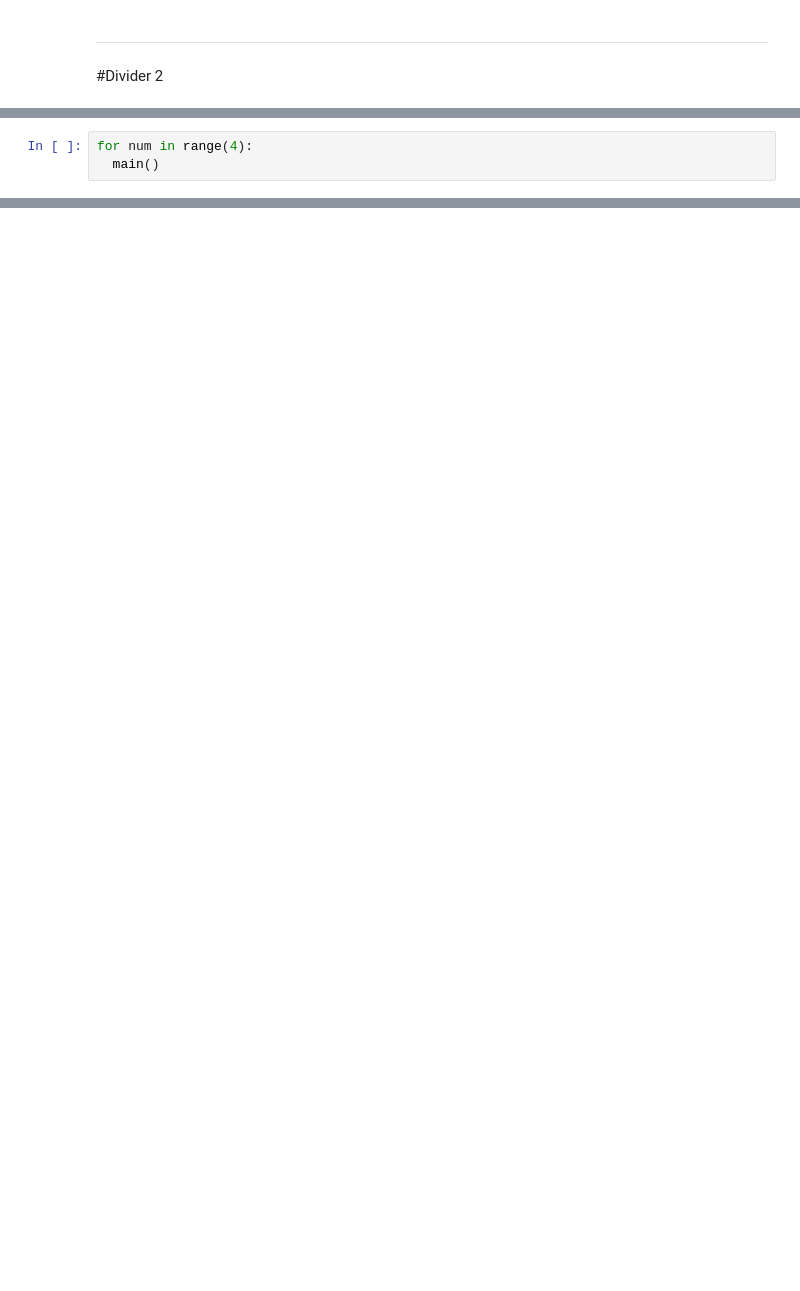
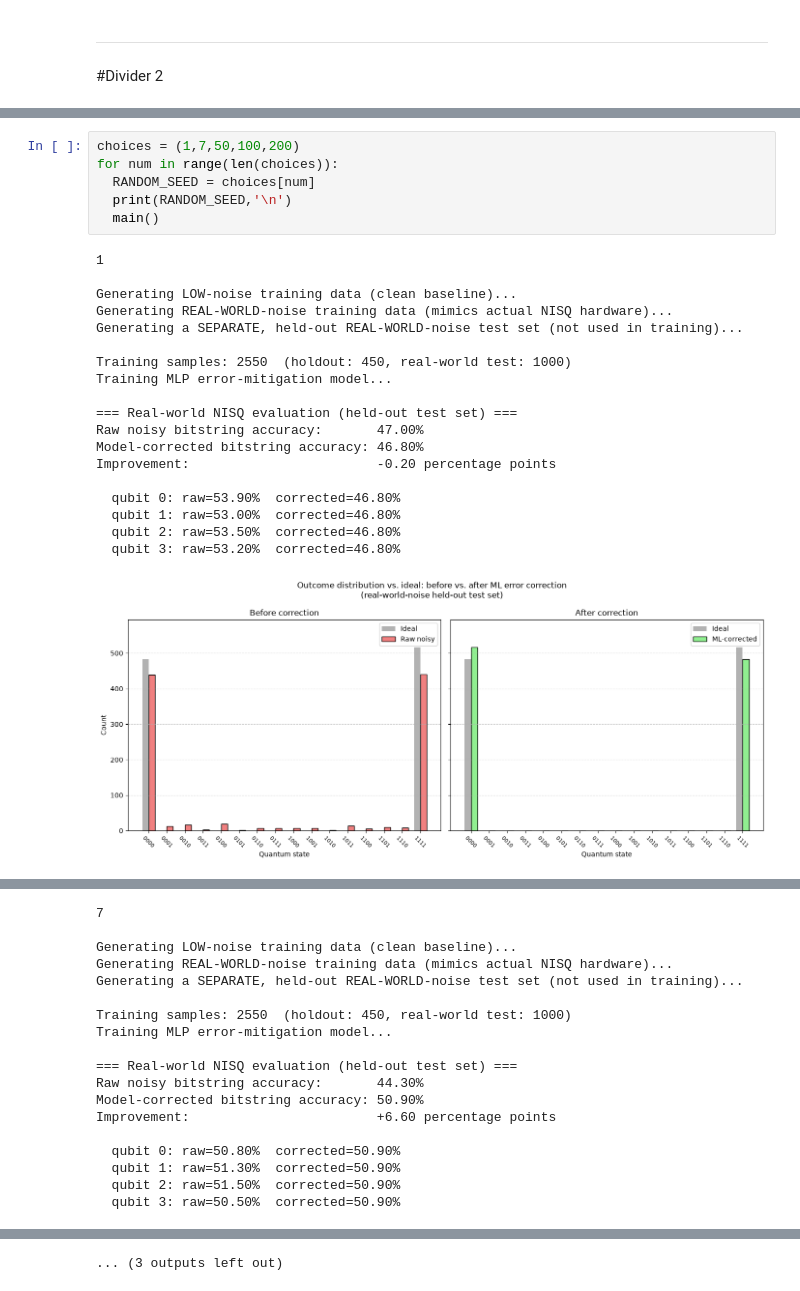
Before and after one commit to kartikeyabekkari/HyperRealisticNisqSimulation, a Jupyter notebook: Hyper_Realistic_NISQ_Simulation.ipynb, the cells around one changed output, grey strips where cells are left out. Drawn from its saved outputs; the diff is of its cells as text; blank space fills up the shorter version.

```diff
--- a/Hyper_Realistic_NISQ_Simulation.ipynb
+++ b/Hyper_Realistic_NISQ_Simulation.ipynb
@@ -524,6 +945,3 @@ def main():
         plt.text(i, v + 1, f"{v:.1f}%", ha="center")
     plt.tight_layout()
     plt.show()
-# %%
-for num in range(4):
-  main()
@@ -583,0 +952,26 @@ KeyboardInterrupt:
+# %%
+choices = (1,7,50,100,200)
+for num in range(len(choices)):
+  RANDOM_SEED = choices[num]
+  print(RANDOM_SEED,'\n')
+  main()
+# %% [output]
+1
+
+Generating LOW-noise training data (clean baseline)...
+Generating REAL-WORLD-noise training data (mimics actual NISQ hardware)...
+Generating a SEPARATE, held-out REAL-WORLD-noise test set (not used in training)...
+
+Training samples: 2550  (holdout: 450, real-world test: 1000)
+Training MLP error-mitigation model...
+
+=== Real-world NISQ evaluation (held-out test set) ===
+Raw noisy bitstring accuracy:       47.00%
+Model-corrected bitstring accuracy: 46.80%
+Improvement:                        -0.20 percentage points
+
+  qubit 0: raw=53.90%  corrected=46.80%
+  qubit 1: raw=53.00%  corrected=46.80%
+  qubit 2: raw=53.50%  corrected=46.80%
+  qubit 3: raw=53.20%  corrected=46.80%
+[figure, added]
@@ -583,0 +979,18 @@ KeyboardInterrupt:
+7
+
+Generating LOW-noise training data (clean baseline)...
+Generating REAL-WORLD-noise training data (mimics actual NISQ hardware)...
+Generating a SEPARATE, held-out REAL-WORLD-noise test set (not used in training)...
+
+Training samples: 2550  (holdout: 450, real-world test: 1000)
+Training MLP error-mitigation model...
+
+=== Real-world NISQ evaluation (held-out test set) ===
+Raw noisy bitstring accuracy:       44.30%
+Model-corrected bitstring accuracy: 50.90%
+Improvement:                        +6.60 percentage points
+
+  qubit 0: raw=50.80%  corrected=50.90%
+  qubit 1: raw=51.30%  corrected=50.90%
+  qubit 2: raw=51.50%  corrected=50.90%
+  qubit 3: raw=50.50%  corrected=50.90%
@@ -583,0 +1039 @@ KeyboardInterrupt:
+... (3 outputs left out)
```
Also changed, not shown: parts of 14 cells of this notebook.
